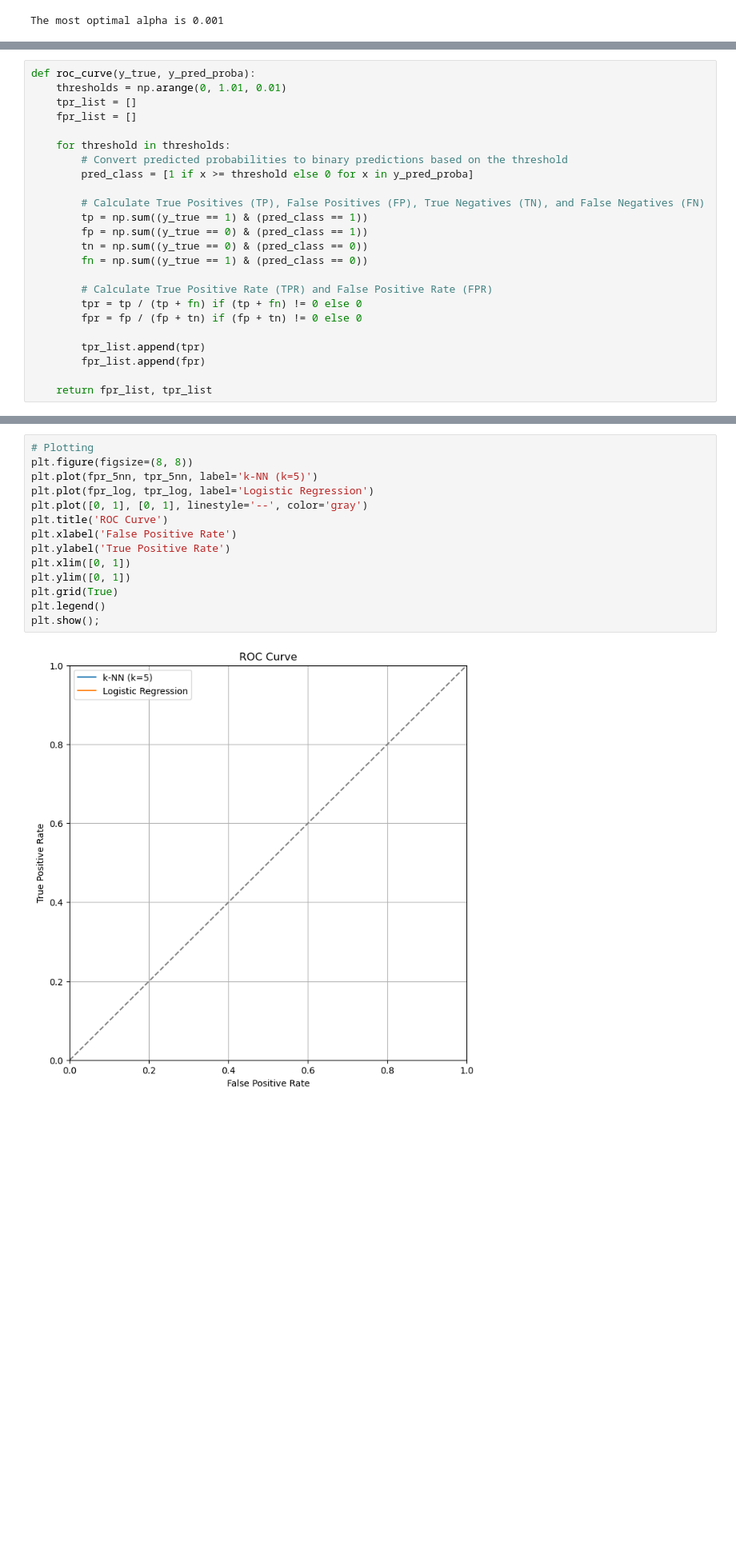
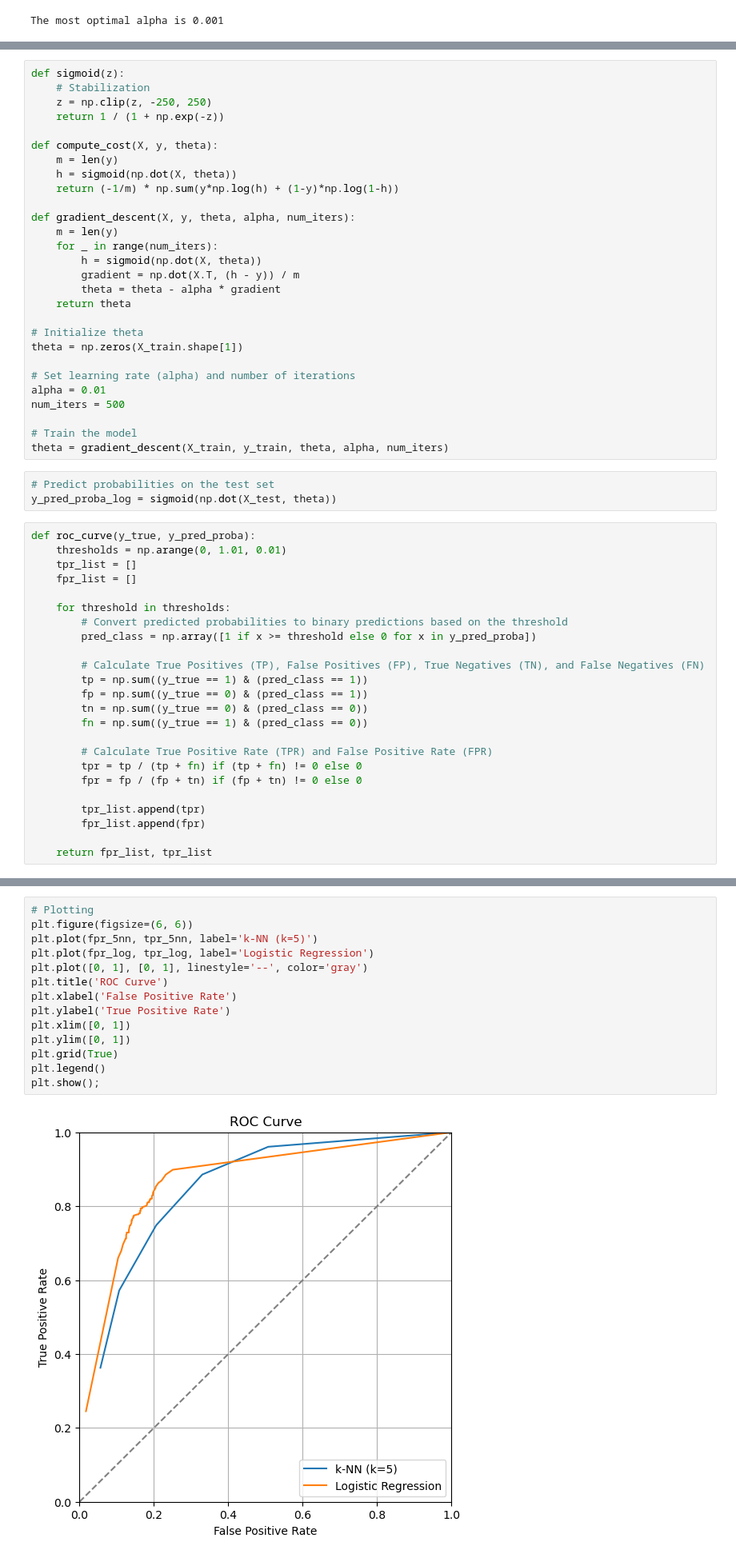
Before and after one commit to placenciohid/ECE760-Homework, a Jupyter notebook: Homework 3/Homework 3 - Dario Placencio.ipynb, the cells around one changed output, grey strips where cells are left out. Shown: that part at 80% size. Drawn from its saved outputs; the diff is of its cells as text; blank space fills up the shorter version.

```diff
--- a/Homework 3/Homework 3 - Dario Placencio.ipynb
+++ b/Homework 3/Homework 3 - Dario Placencio.ipynb
@@ -870,3 +864,34 @@ def predict_proba(X, theta):
+# %%
+def sigmoid(z):
+    # Stabilization
+    z = np.clip(z, -250, 250)
+    return 1 / (1 + np.exp(-z))
+
+def compute_cost(X, y, theta):
+    m = len(y)
+    h = sigmoid(np.dot(X, theta))
+    return (-1/m) * np.sum(y*np.log(h) + (1-y)*np.log(1-h))
+
+def gradient_descent(X, y, theta, alpha, num_iters):
+    m = len(y)
+    for _ in range(num_iters):
+        h = sigmoid(np.dot(X, theta))
+        gradient = np.dot(X.T, (h - y)) / m
+        theta = theta - alpha * gradient
+    return theta
+
+# Initialize theta
+theta = np.zeros(X_train.shape[1])
+
+# Set learning rate (alpha) and number of iterations
+alpha = 0.01
+num_iters = 500
+
+# Train the model
+theta = gradient_descent(X_train, y_train, theta, alpha, num_iters)
+# %%
+# Predict probabilities on the test set
+y_pred_proba_log = sigmoid(np.dot(X_test, theta))
 # %%
 def roc_curve(y_true, y_pred_proba):
     thresholds = np.arange(0, 1.01, 0.01)
@@ -875,7 +900,7 @@ def roc_curve(y_true, y_pred_proba):
 
     for threshold in thresholds:
         # Convert predicted probabilities to binary predictions based on the threshold
-        pred_class = [1 if x >= threshold else 0 for x in y_pred_proba]
+        pred_class = np.array([1 if x >= threshold else 0 for x in y_pred_proba])
 
         # Calculate True Positives (TP), False Positives (FP), True Negatives (TN), and False Negatives (FN)
         tp = np.sum((y_true == 1) & (pred_class == 1))
@@ -901,17 +922,17 @@ y_pred_proba_log = predict_proba(X_test, theta)
 fpr_log, tpr_log = roc_curve(y_test, y_pred_proba_log)
 # %%
 # Plotting
-plt.figure(figsize=(8, 8))
+plt.figure(figsize=(6, 6))
 plt.plot(fpr_5nn, tpr_5nn, label='k-NN (k=5)')
 plt.plot(fpr_log, tpr_log, label='Logistic Regression')
 plt.plot([0, 1], [0, 1], linestyle='--', color='gray')
 plt.title('ROC Curve')
 plt.xlabel('False Positive Rate')
 plt.ylabel('True Positive Rate')
 plt.xlim([0, 1])
 plt.ylim([0, 1])
 plt.grid(True)
 plt.legend()
 plt.show();
 # %% [output]
-[figure, old version]
+[figure, new version]
```
Also changed, not shown: parts of 5 cells of this notebook, 25 other files.
